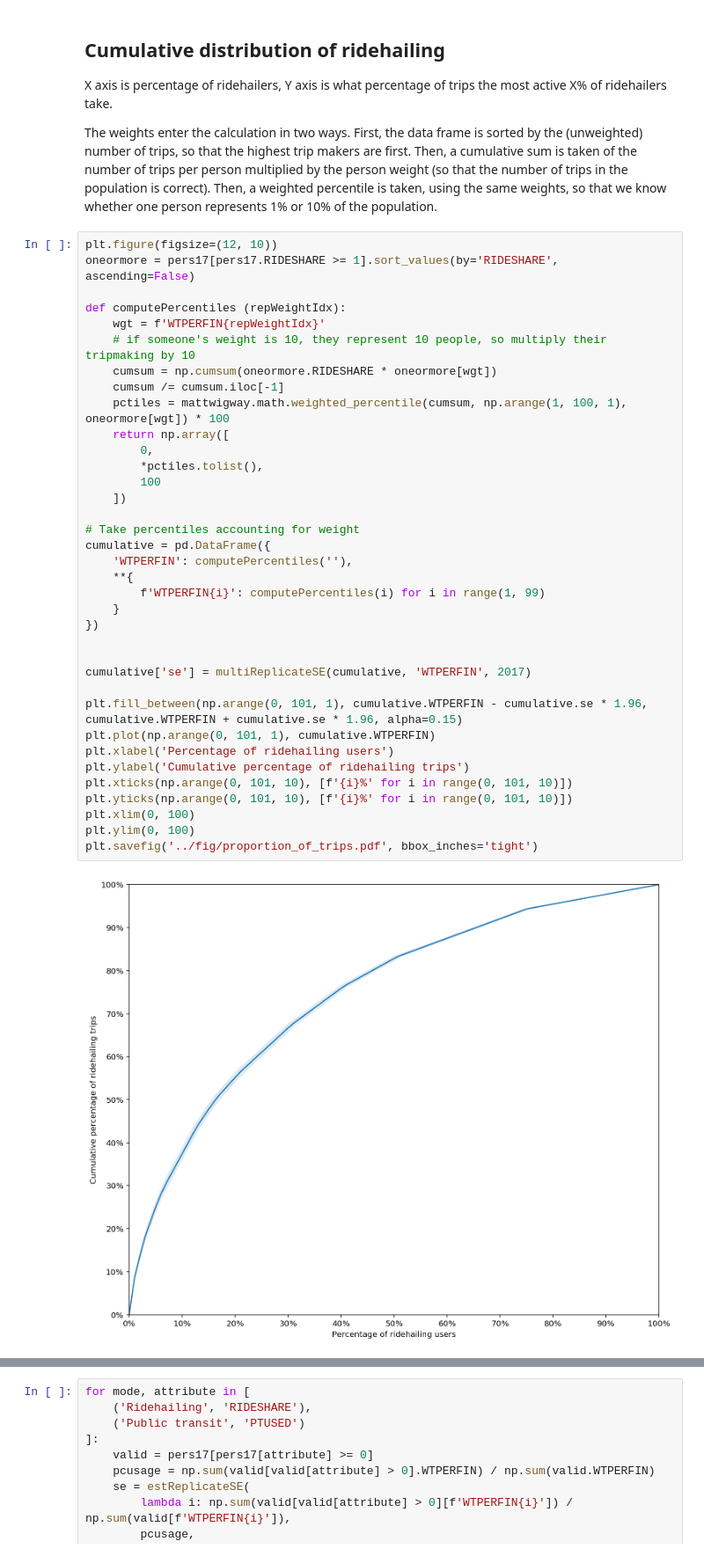
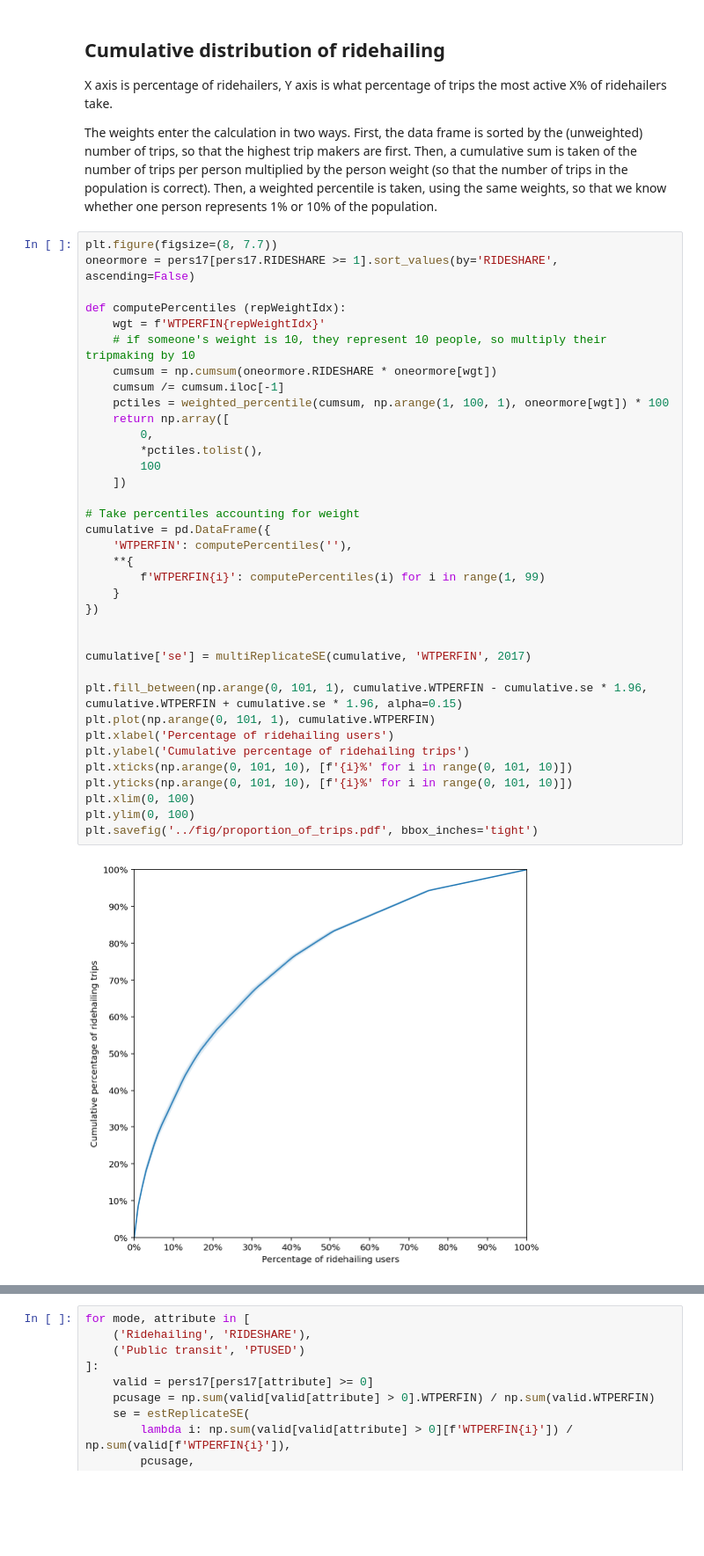
Before and after one commit to mattwigway/ridehailing-nhts-replication, a Jupyter notebook: notebooks/Demographics.ipynb, the cells around one changed output, grey strips where cells are left out. Shown at 88% size. Saved outputs shown, nothing was run; the diff lists cells and outputs as text; blank space fills up the shorter version.

```diff
--- a/notebooks/Demographics.ipynb
+++ b/notebooks/Demographics.ipynb
@@ -636,7 +608,7 @@ X axis is percentage of ridehailers, Y axis is what percentage of trips the most
 
 The weights enter the calculation in two ways. First, the data frame is sorted by the (unweighted) number of trips, so that the highest trip makers are first. Then, a cumulative sum is taken of the number of trips per person multiplied by the person weight (so that the number of trips in the population is correct). Then, a weighted percentile is taken, using the same weights, so that we know whether one person represents 1% or 10% of the population.
 # %%
-plt.figure(figsize=(12, 10))
+plt.figure(figsize=(8, 7.7))
 oneormore = pers17[pers17.RIDESHARE >= 1].sort_values(by='RIDESHARE', ascending=False)
 
 def computePercentiles (repWeightIdx):
@@ -644,33 +616,33 @@ def computePercentiles (repWeightIdx):
     # if someone's weight is 10, they represent 10 people, so multiply their tripmaking by 10
     cumsum = np.cumsum(oneormore.RIDESHARE * oneormore[wgt])
     cumsum /= cumsum.iloc[-1]
-    pctiles = mattwigway.math.weighted_percentile(cumsum, np.arange(1, 100, 1), oneormore[wgt]) * 100
+    pctiles = weighted_percentile(cumsum, np.arange(1, 100, 1), oneormore[wgt]) * 100
     return np.array([
         0,
         *pctiles.tolist(),
         100
     ])
 
 # Take percentiles accounting for weight
 cumulative = pd.DataFrame({
     'WTPERFIN': computePercentiles(''),
     **{
         f'WTPERFIN{i}': computePercentiles(i) for i in range(1, 99)
     }
 })
 
 
 cumulative['se'] = multiReplicateSE(cumulative, 'WTPERFIN', 2017)
 
 plt.fill_between(np.arange(0, 101, 1), cumulative.WTPERFIN - cumulative.se * 1.96, cumulative.WTPERFIN + cumulative.se * 1.96, alpha=0.15)
 plt.plot(np.arange(0, 101, 1), cumulative.WTPERFIN)
 plt.xlabel('Percentage of ridehailing users')
 plt.ylabel('Cumulative percentage of ridehailing trips')
 plt.xticks(np.arange(0, 101, 10), [f'{i}%' for i in range(0, 101, 10)])
 plt.yticks(np.arange(0, 101, 10), [f'{i}%' for i in range(0, 101, 10)])
 plt.xlim(0, 100)
 plt.ylim(0, 100)
 plt.savefig('../fig/proportion_of_trips.pdf', bbox_inches='tight')
 # %% [output]
-[figure, old version]
+[figure, new version]
 # %%
```
Also changed, not shown: parts of 19 cells of this notebook, 11 other files.
